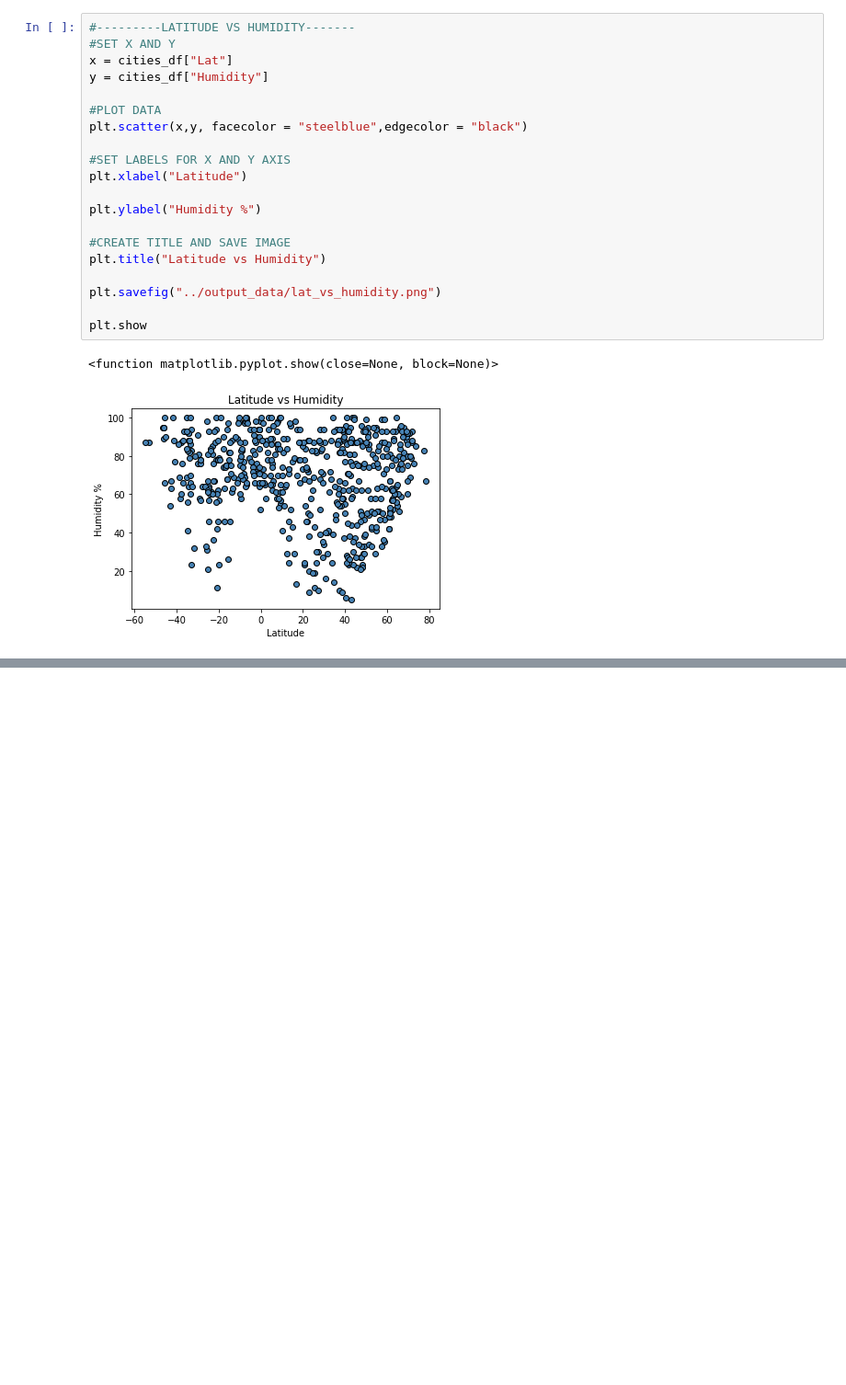
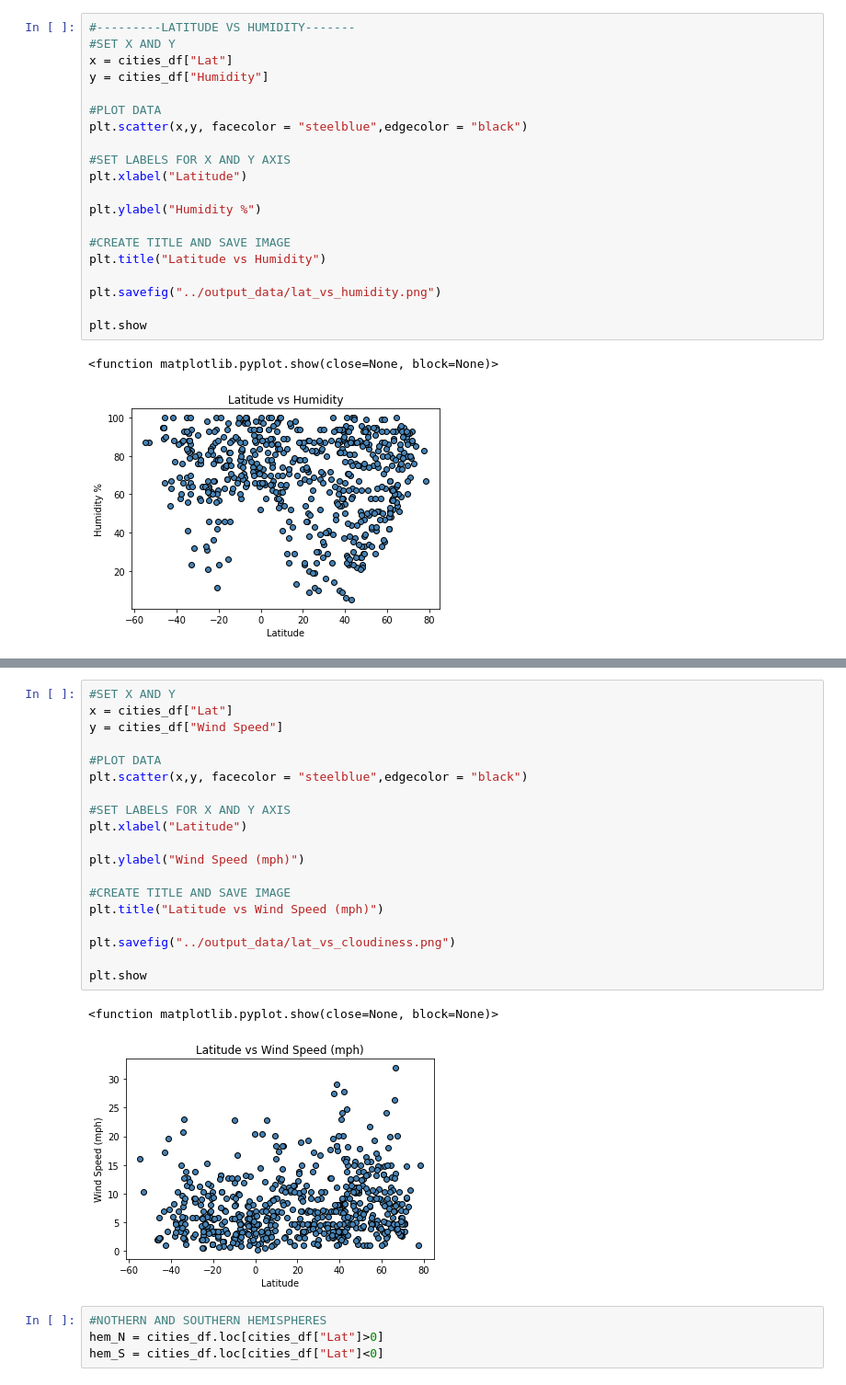
Before and after one commit to MrJlmeza/Whats-the-Weather-Like, a Jupyter notebook: WeatherPy/Untitled.ipynb, the cells around one changed output, grey strips where cells are left out. Shown at 92% size. Saved outputs shown, nothing was run; the diff lists cells and outputs as text; blank space fills up the shorter version.

```diff
--- a/WeatherPy/Untitled.ipynb
+++ b/WeatherPy/Untitled.ipynb
@@ -208,0 +213,26 @@ plt.show
+# %%
+#SET X AND Y
+x = cities_df["Lat"]
+y = cities_df["Wind Speed"]
+
+#PLOT DATA
+plt.scatter(x,y, facecolor = "steelblue",edgecolor = "black")
+
+#SET LABELS FOR X AND Y AXIS
+plt.xlabel("Latitude")
+
+plt.ylabel("Wind Speed (mph)")
+
+#CREATE TITLE AND SAVE IMAGE
+plt.title("Latitude vs Wind Speed (mph)")
+
+plt.savefig("../output_data/lat_vs_cloudiness.png")
+
+plt.show
+# %% [output]
+<function matplotlib.pyplot.show(close=None, block=None)>
+[figure, added]
+# %%
+#NOTHERN AND SOUTHERN HEMISPHERES
+hem_N = cities_df.loc[cities_df["Lat"]>0]
+hem_S = cities_df.loc[cities_df["Lat"]<0]
```
Also changed, not shown: parts of 11 cells of this notebook, 9 other files.
